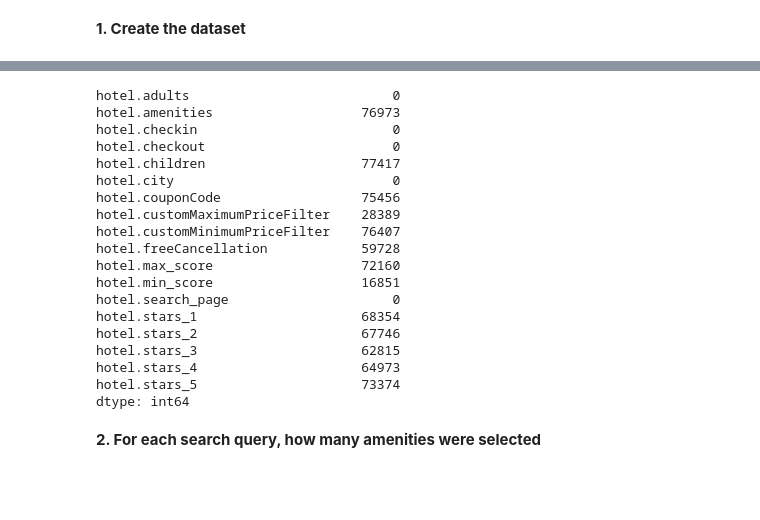
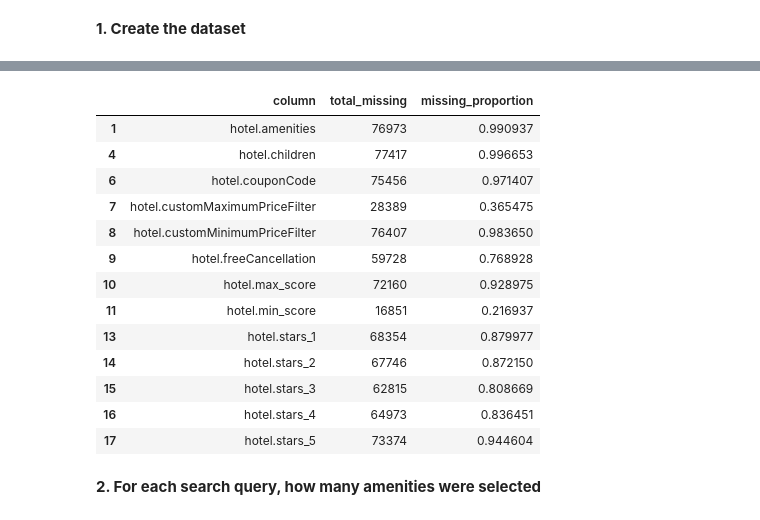
Before and after one commit to fdas3213/data-challenges, a Jupyter notebook: URL Parsing/url parsing.ipynb, the cells around one changed output, grey strips where cells are left out. Cells and saved outputs as stored; diff of their text form; code cells hidden in the pictures; blank space fills up the shorter version.

```diff
--- a/URL Parsing/url parsing.ipynb
+++ b/URL Parsing/url parsing.ipynb
@@ -66,27 +66,25 @@ url_df.head()
 | 4 | 3 | NaN | 2015-09-20 | 2015-09-29 | NaN | London,+United+Kingdom | ... |
 # %%
 #many features are missing for most of the users
-url_df.isna().sum()
+missing_df = url_df.isna().sum().reset_index()
+missing_df.rename(columns={"index": "column", 0:"total_missing"}, inplace=True)
+missing_df['missing_proportion'] = missing_df['total_missing']/len(data)
+missing_df[missing_df['missing_proportion'] > 0]
 # %% [output]
-hotel.adults                          0
-hotel.amenities                   76973
-hotel.checkin                         0
-hotel.checkout                        0
-hotel.children                    77417
-hotel.city                            0
-hotel.couponCode                  75456
-hotel.customMaximumPriceFilter    28389
-hotel.customMinimumPriceFilter    76407
-hotel.freeCancellation            59728
-hotel.max_score                   72160
-hotel.min_score                   16851
-hotel.search_page                     0
-hotel.stars_1                     68354
-hotel.stars_2                     67746
-hotel.stars_3                     62815
-hotel.stars_4                     64973
-hotel.stars_5                     73374
-dtype: int64
+|  | column | total_missing | missing_proportion |
+| 1 | hotel.amenities | 76973 | 0.990937 |
+| 4 | hotel.children | 77417 | 0.996653 |
+| 6 | hotel.couponCode | 75456 | 0.971407 |
+| 7 | hotel.customMaximumPriceFilter | 28389 | 0.365475 |
+| 8 | hotel.customMinimumPriceFilter | 76407 | 0.983650 |
+| 9 | hotel.freeCancellation | 59728 | 0.768928 |
+| 10 | hotel.max_score | 72160 | 0.928975 |
+| 11 | hotel.min_score | 16851 | 0.216937 |
+| 13 | hotel.stars_1 | 68354 | 0.879977 |
+| 14 | hotel.stars_2 | 67746 | 0.872150 |
+| 15 | hotel.stars_3 | 62815 | 0.808669 |
+| 16 | hotel.stars_4 | 64973 | 0.836451 |
+| 17 | hotel.stars_5 | 73374 | 0.944604 |
 # %% [markdown]
 **2. For each search query, how many amenities were selected**
 # %%
```
Also changed, not shown: parts of 3 cells of this notebook.
